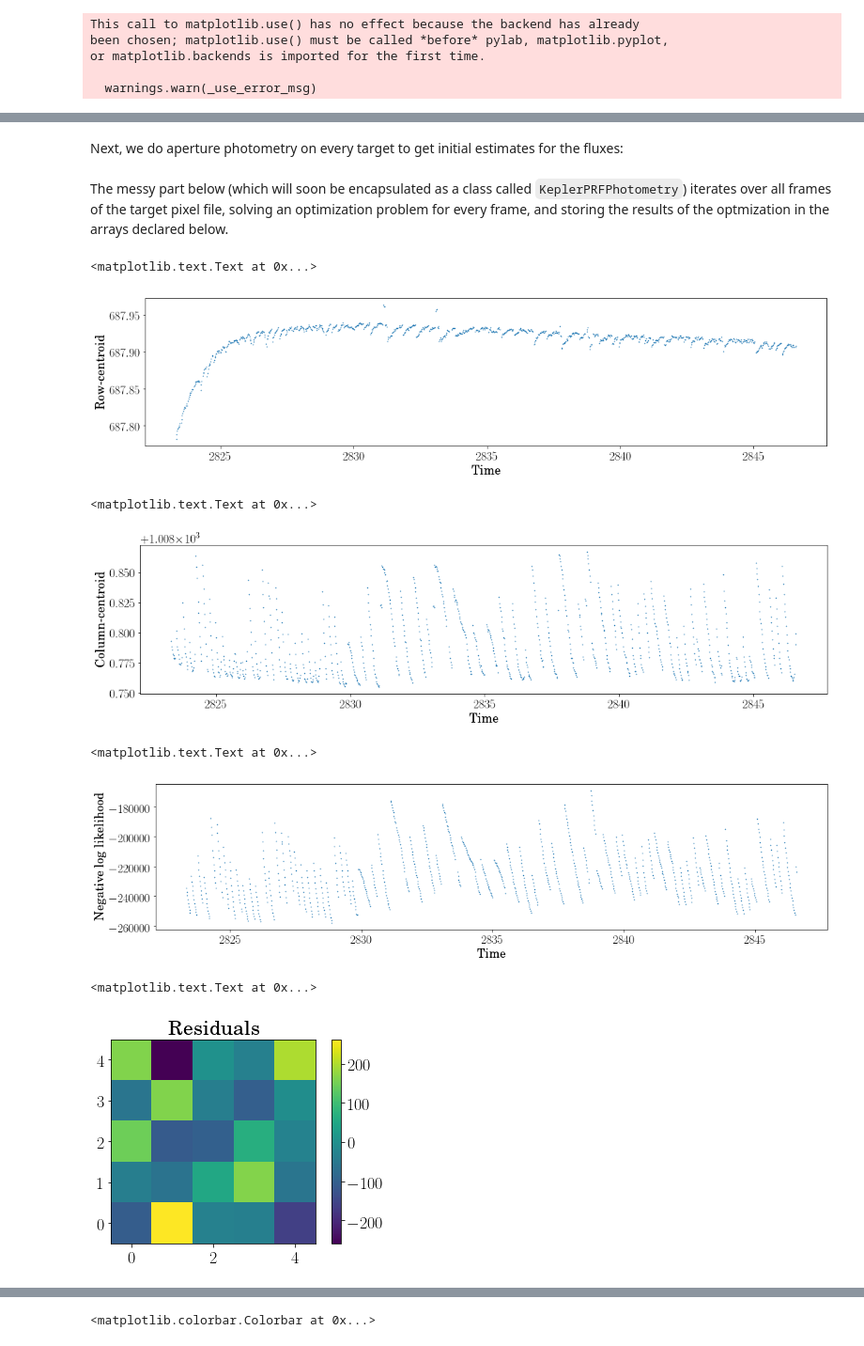
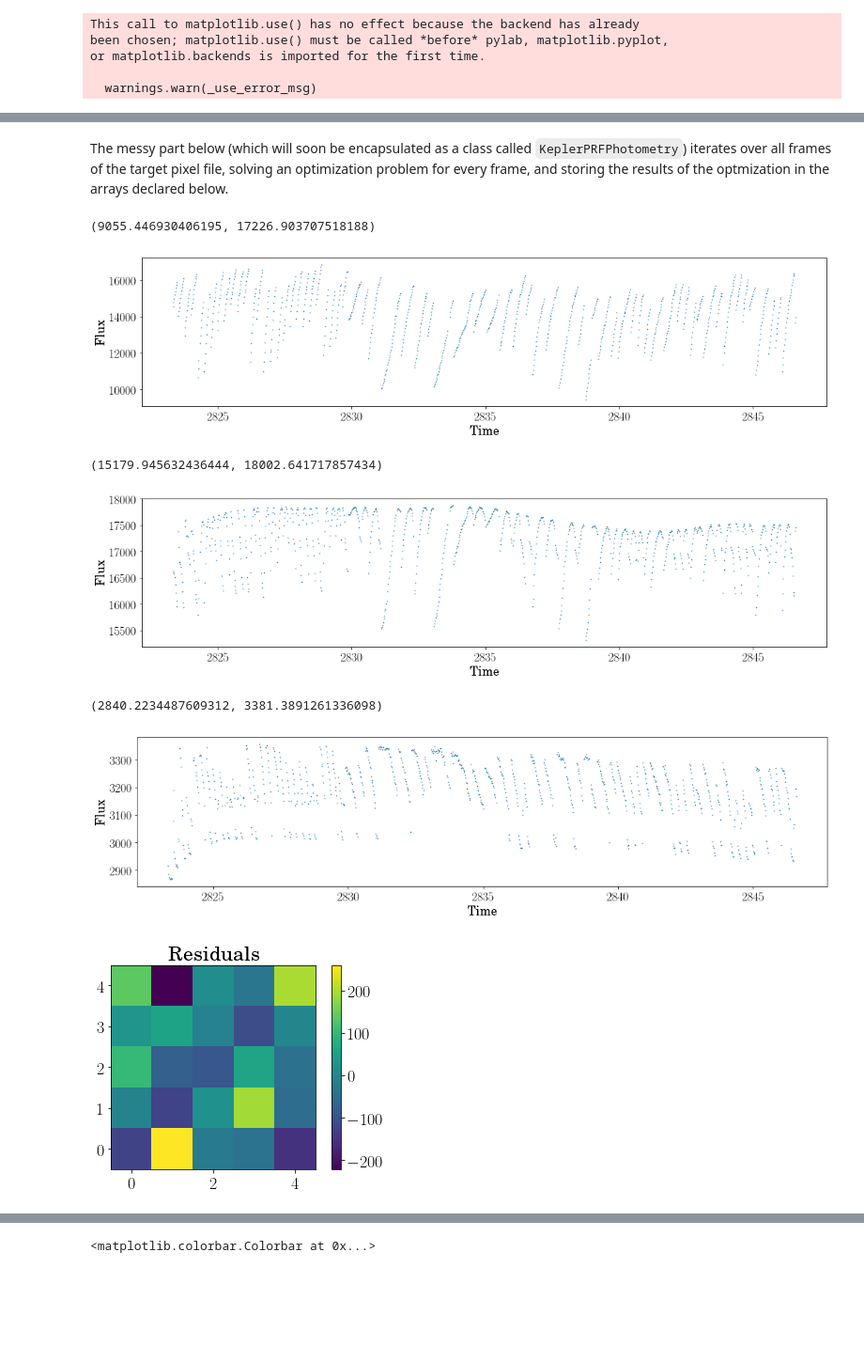
Before and after one commit to KeplerGO/oktopus, a Jupyter notebook: docs/source/notebooks/cluster-c11-prf-fitting.ipynb, the cells around one changed output, grey strips where cells are left out. Shown: that part at 94% size. Drawn from its saved outputs; the diff is of its cells as text; code cells hidden in the pictures; blank space fills up the shorter version.

Commit message:
use priors in the c11 notebook

```diff
--- a/docs/source/notebooks/cluster-c11-prf-fitting.ipynb
+++ b/docs/source/notebooks/cluster-c11-prf-fitting.ipynb
@@ -41,11 +38,3 @@ tpf.plot(scale='linear')
-# %% [markdown]
-Next, we do aperture photometry on every target to get initial estimates for the fluxes:
-# %%
-lc1, lc2, lc3 = np.zeros(len(tpf.time)), np.zeros(len(tpf.time)), np.zeros(len(tpf.time))
-for i in range(len(tpf.time)):
-    lc1[i] = apr.CircularAperture((1008.5 - tpf.column, 687.5 - tpf.row), r=1).do_photometry(tpf.flux[i])[0]
-    lc2[i] = apr.CircularAperture((1008.5 - tpf.column, 689.5 - tpf.row), r=1).do_photometry(tpf.flux[i])[0]
-    lc3[i] = apr.CircularAperture((1012.5 - tpf.column, 688.5 - tpf.row), r=1).do_photometry(tpf.flux[i])[0]
 # %% [markdown]
 The messy part below (which will soon be encapsulated as a class called `KeplerPRFPhotometry`) iterates over all frames of the target pixel file, solving an optimization problem for every frame, and storing the results of the optmization in the arrays declared below.
 # %%
@@ -53,24 +42,26 @@ xc1_hat, xc2_hat, xc3_hat = [], [], []
 yc1_hat, yc2_hat, yc3_hat = [], [], []
 f1_hat, f2_hat, f3_hat = [], [], []
 bkg_hat = []
-residuals = []
+fitted_img = []
 loglike = []
 prf1, prf2, prf3 = [], [], []
-best_fit_params = []
 kepprf = KeplerPRF(tpf.channel, (tpf.shape[1], tpf.shape[2]),
                    tpf.column, tpf.row,
                    prf_files_dir="/Users/jvmirca/.pyke/kepler-prf-calibration-data/")
+
+prior = UniformPrior(lb=[7000, 14000, 2500, 1008.7, 1008, 1011, 687.7, 689.9, 688.8, 200],
+                     ub=[18000, 20000, 3400, 1008.9, 1009, 1013, 688, 690.2, 689.4, 400])
+
 for i in tqdm.tqdm(range(len(tpf.time))):
-    x0 = np.array((lc1[i] - np.pi * bkg[i], # Flux for first source
-                   lc2[i] - np.pi * bkg[i], # Flux for second source
-                   lc3[i] - bkg[i],         # Flux for the third source
-                   1008.5, 1008.5, 1012.5,  # Column centroid for first and second sources
-                   687.5, 689.5, 688.5,     # Row centroid for first and second sources
-                   bkg[i]))                 # Background
-    logL = PoissonLikelihood(tpf.flux[i], kepprf.evaluate)
-    result = logL.fit(x0, method='Powell', options={'xtol':1e-6, 'ftol':1e-6})
-    best_fit_params = np.append(best_fit_params, result.x)
-    loglike = np.append(loglike, logL.evaluate(result.x))
+    # vector of initial guesses (these values were estimated by using the MLE solution)
+    x0 = np.array((12000, # Flux for first source
+                   17000, # Flux for second source
+                   3200,         # Flux for the third source
+                   1008.8, 1008.5, 1012,  # Column centroid for first, second, and third sources
+                   687.9, 690, 689.1,     # Row centroid for first, second, and third sources
+                   300))                 # Background
+    logL = PoissonPosterior(tpf.flux[i], kepprf.evaluate, prior=prior)
+    result = logL.fit(x0, method='Powell')
     f1_hat = np.append(f1_hat, result.x[0])
     f2_hat = np.append(f2_hat, result.x[1])
     f3_hat = np.append(f3_hat, result.x[2])
@@ -84,28 +75,31 @@ for i in tqdm.tqdm(range(len(tpf.time))):
     prf1 = np.append(prf1, kepprf.prf_model[0])
     prf2 = np.append(prf2, kepprf.prf_model[1])
     prf3 = np.append(prf3, kepprf.prf_model[2])
-    residuals = np.append(residuals, tpf.flux[i] - kepprf.evaluate(*result.x))
+    fitted_img = np.append(fitted_img, kepprf.evaluate(*result.x))
 # %%
 pl.figure(figsize=[18, 4])
-pl.plot(tpf.time, yc1_hat, 'x', markersize=1)
-pl.ylabel("Row-centroid")
+pl.plot(tpf.time, f1_hat, 'x', markersize=1)
+pl.ylabel("Flux")
 pl.xlabel("Time")
+pl.ylim()
 # %% [output]
-<matplotlib.text.Text at 0x...>
+(9055.446930406195, 17226.903707518188)
-[figure, old version]
+[figure, new version]
 # %%
 pl.figure(figsize=[18, 4])
-pl.plot(tpf.time, xc1_hat, 'x', markersize=1)
-pl.ylabel("Column-centroid")
+pl.plot(tpf.time, f2_hat, 'x', markersize=1)
+pl.ylabel("Flux")
 pl.xlabel("Time")
+pl.ylim()
 # %% [output]
-<matplotlib.text.Text at 0x...>
+(15179.945632436444, 18002.641717857434)
-[figure, old version]
+[figure, new version]
 # %%
 pl.figure(figsize=[18, 4])
-pl.plot(tpf.time, loglike, 'x', markersize=1)
+pl.plot(tpf.time, f3_hat, 'x', markersize=1)
+pl.ylabel("Flux")
 pl.xlabel("Time")
-pl.ylabel("Negative log likelihood")
+pl.ylim()
 # %% [output]
-<matplotlib.text.Text at 0x...>
+(2840.2234487609312, 3381.3891261336098)
-[figure, old version]
+[figure, new version]
@@ -115,7 +106,10 @@ fitted_prf = kepprf.evaluate
+# %%
+fitted_img = fitted_img.reshape(tpf.shape)
+residuals = tpf.flux - fitted_img
 # %%
-pl.imshow(residuals[-1], origin='lower')
+pl.imshow(residuals[20], origin='lower')
 pl.colorbar()
 pl.title("Residuals")
+pl.savefig("residual.png")
 # %% [output]
-<matplotlib.text.Text at 0x...>
-[figure, old version]
+[figure, new version]
```
Also changed, not shown: parts of 9 cells of this notebook.
